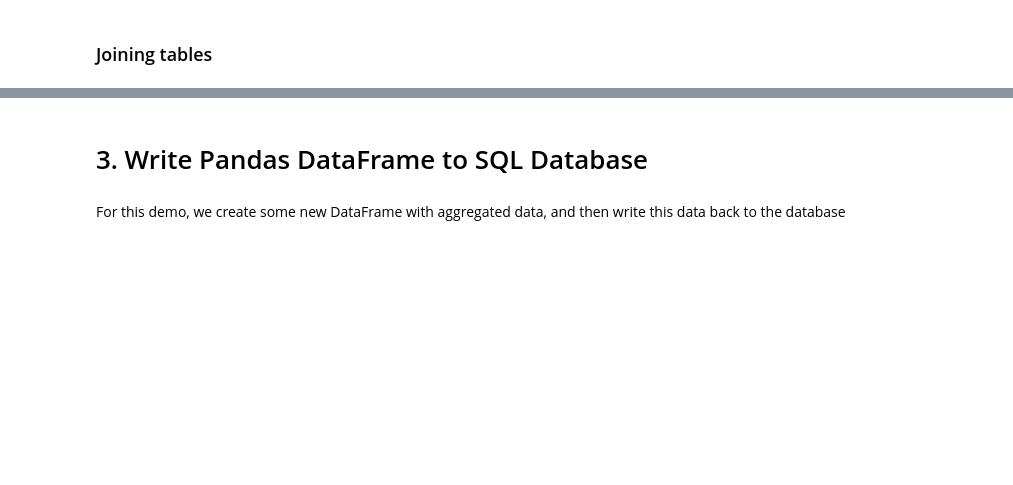
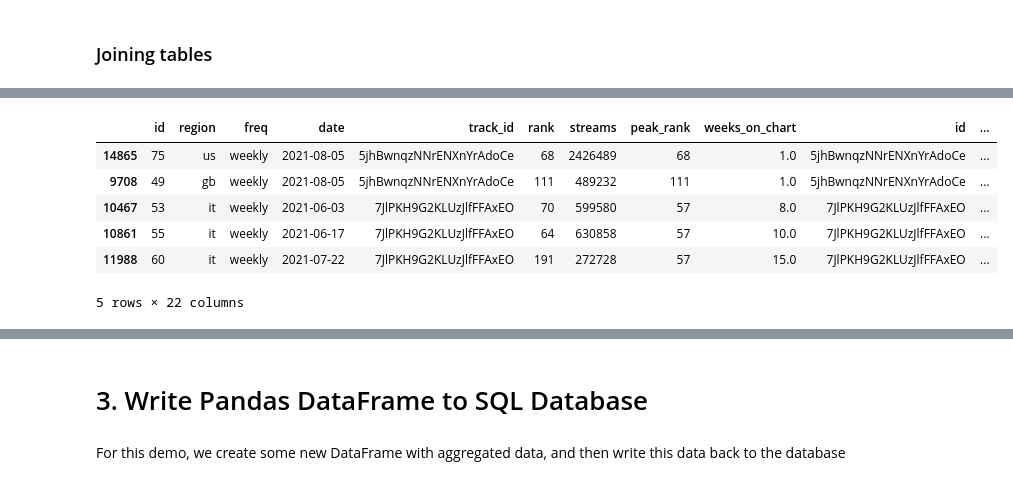
Before and after one commit to Timson1235/clouddocker, a Jupyter notebook: Programming/sql/demo-20250407/demo.ipynb, the cells around one changed output, grey strips where cells are left out. Drawn from its saved outputs; the diff is of its cells as text; code cells hidden in the pictures; blank space fills up the shorter version.

```diff
--- a/Programming/sql/demo-20250407/demo.ipynb
+++ b/Programming/sql/demo-20250407/demo.ipynb
@@ -84,0 +132,11 @@ pd.read_sql(query, con=engine)
+# %%
+tracks.sort_values(by = 'danceability', ascending = True, inplace= True)
+tracks.head()
+# %% [output]
+|  | id | region | freq | date | track_id | rank | streams | peak_rank | weeks_on_chart | id | ... |
+| 14865 | 75 | us | weekly | 2021-08-05 | 5jhBwnqzNNrENXnYrAdoCe | 68 | 2426489 | 68 | 1.0 | 5jhBwnqzNNrENXnYrAdoCe | ... |
+| 9708 | 49 | gb | weekly | 2021-08-05 | 5jhBwnqzNNrENXnYrAdoCe | 111 | 489232 | 111 | 1.0 | 5jhBwnqzNNrENXnYrAdoCe | ... |
+| 10467 | 53 | it | weekly | 2021-06-03 | 7JlPKH9G2KLUzJlfFFAxEO | 70 | 599580 | 57 | 8.0 | 7JlPKH9G2KLUzJlfFFAxEO | ... |
+| 10861 | 55 | it | weekly | 2021-06-17 | 7JlPKH9G2KLUzJlfFFAxEO | 64 | 630858 | 57 | 10.0 | 7JlPKH9G2KLUzJlfFFAxEO | ... |
+| 11988 | 60 | it | weekly | 2021-07-22 | 7JlPKH9G2KLUzJlfFFAxEO | 191 | 272728 | 57 | 15.0 | 7JlPKH9G2KLUzJlfFFAxEO | ... |
+5 rows × 22 columns
```
Also changed, not shown: parts of 25 cells of this notebook, 2 other files.
